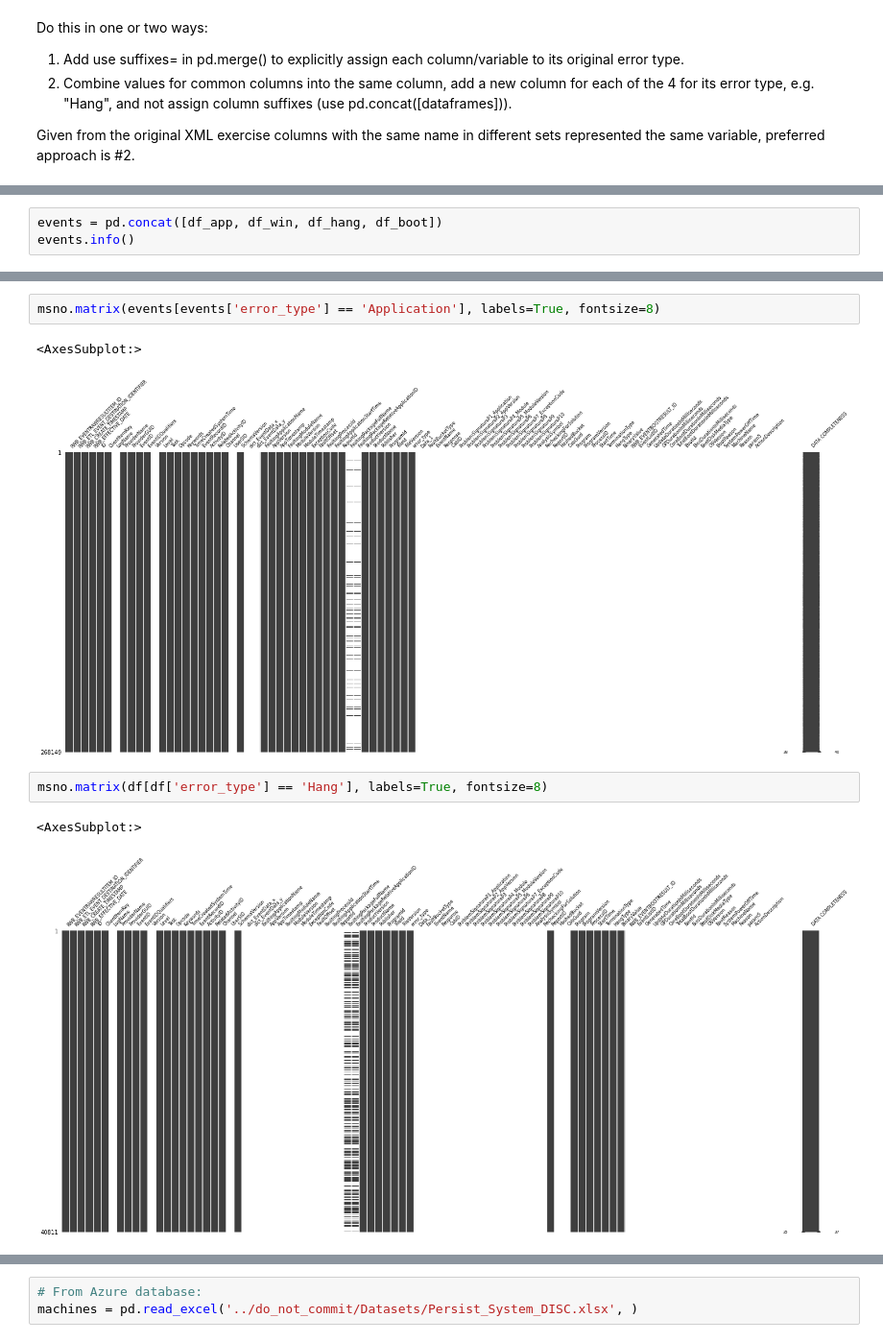
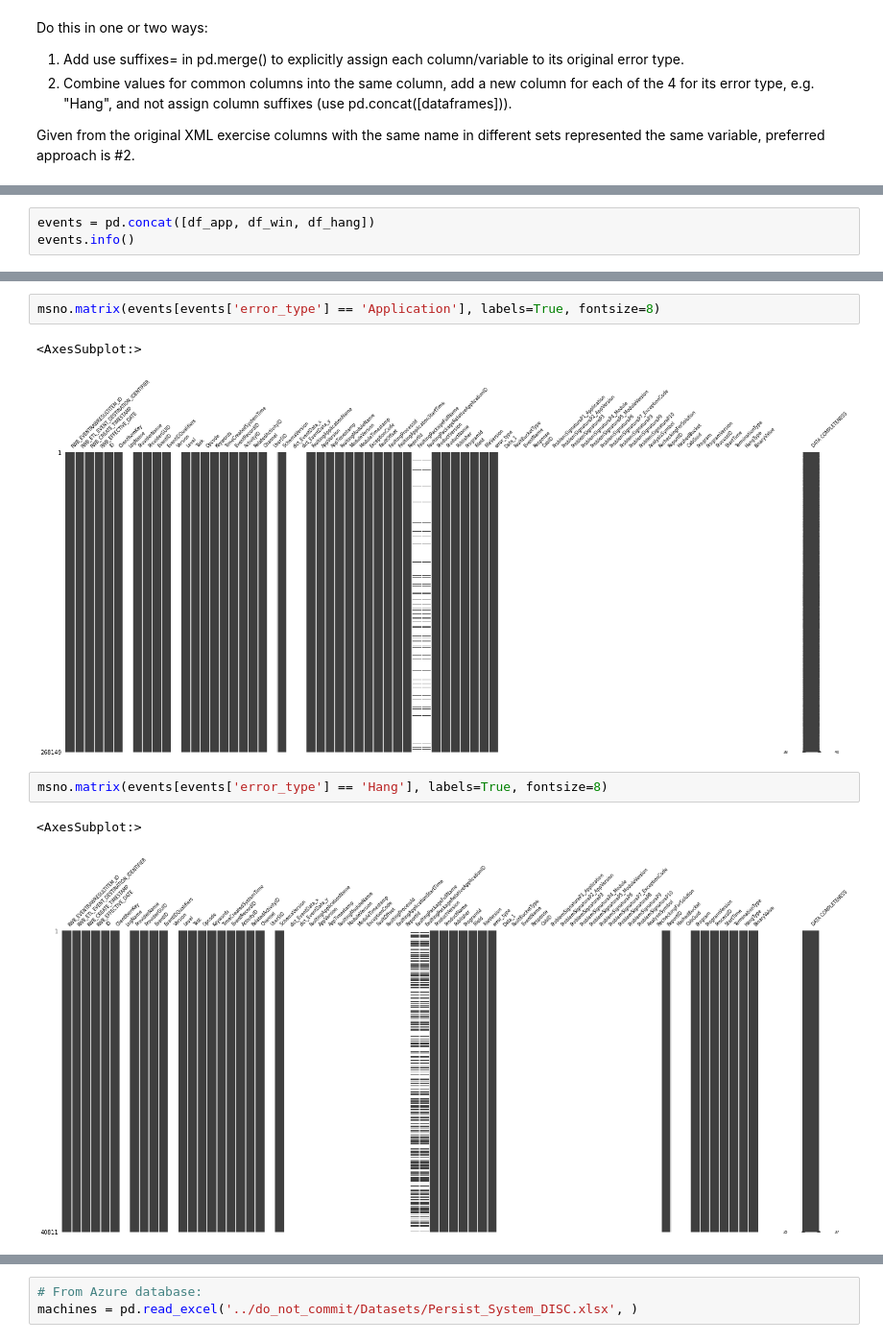
Before and after one commit to redgerly-umich/capstone_ff, a Jupyter notebook: DataCleaning/combine_4_error_types.ipynb, the cells around one changed output, grey strips where cells are left out. Shown at 96% size. Drawn from its saved outputs; the diff is of its cells as text.

Commit message:
Boot data joined separately, then pd.concat() to combine other three event types + boot.

```diff
--- a/DataCleaning/combine_4_error_types.ipynb
+++ b/DataCleaning/combine_4_error_types.ipynb
@@ -35,5 +31,5 @@ df_boot['error_type'] = 'Boot'
 # %%
-events = pd.concat([df_app, df_win, df_hang, df_boot])
+events = pd.concat([df_app, df_win, df_hang])
 events.info()
 # %% [output]
 <class 'pandas.core.frame.DataFrame'>
@@ -57,12 +53,12 @@ memory usage: 1.3+ GB
 msno.matrix(events[events['error_type'] == 'Application'], labels=True, fontsize=8)
 # %% [output]
 <AxesSubplot:>
-[figure, old version]
+[figure, new version]
 # %%
-msno.matrix(df[df['error_type'] == 'Hang'], labels=True, fontsize=8)
+msno.matrix(events[events['error_type'] == 'Hang'], labels=True, fontsize=8)
 # %% [output]
 <AxesSubplot:>
-[figure, old version]
+[figure, new version]
 # %%
 msno.matrix(events[events['error_type'] == 'Windows'], labels=True, fontsize=8)
 # %% [output]
```
Also changed, not shown: parts of 47 cells of this notebook.
